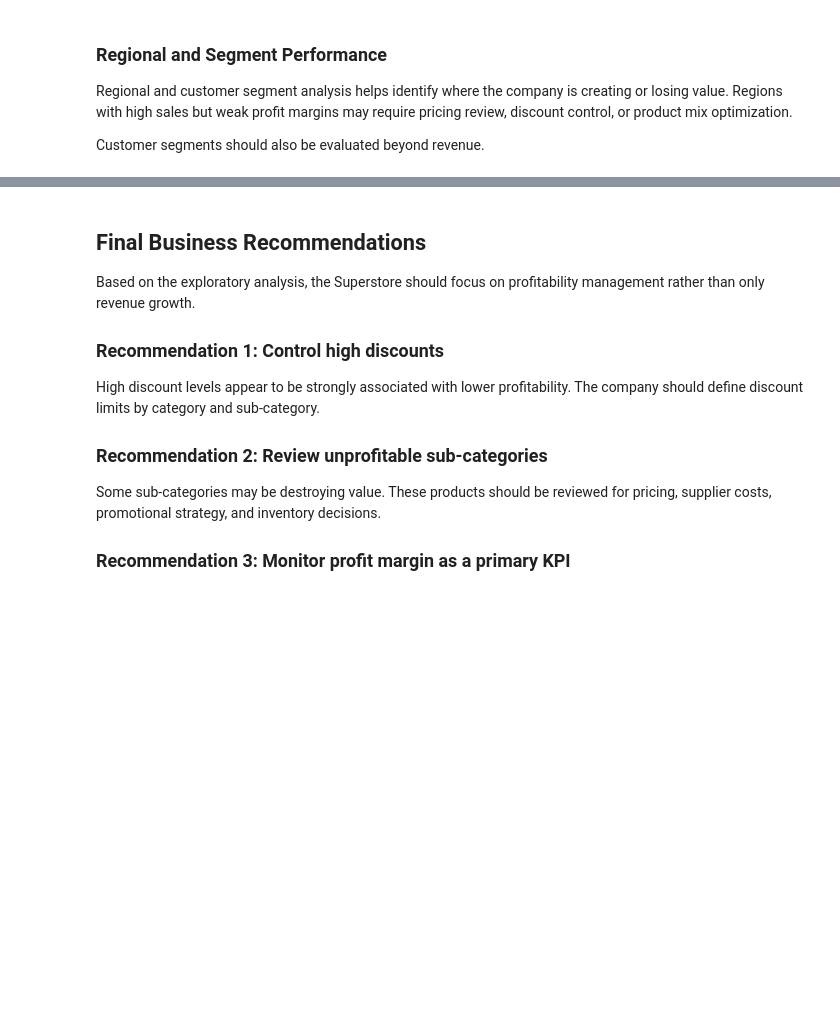
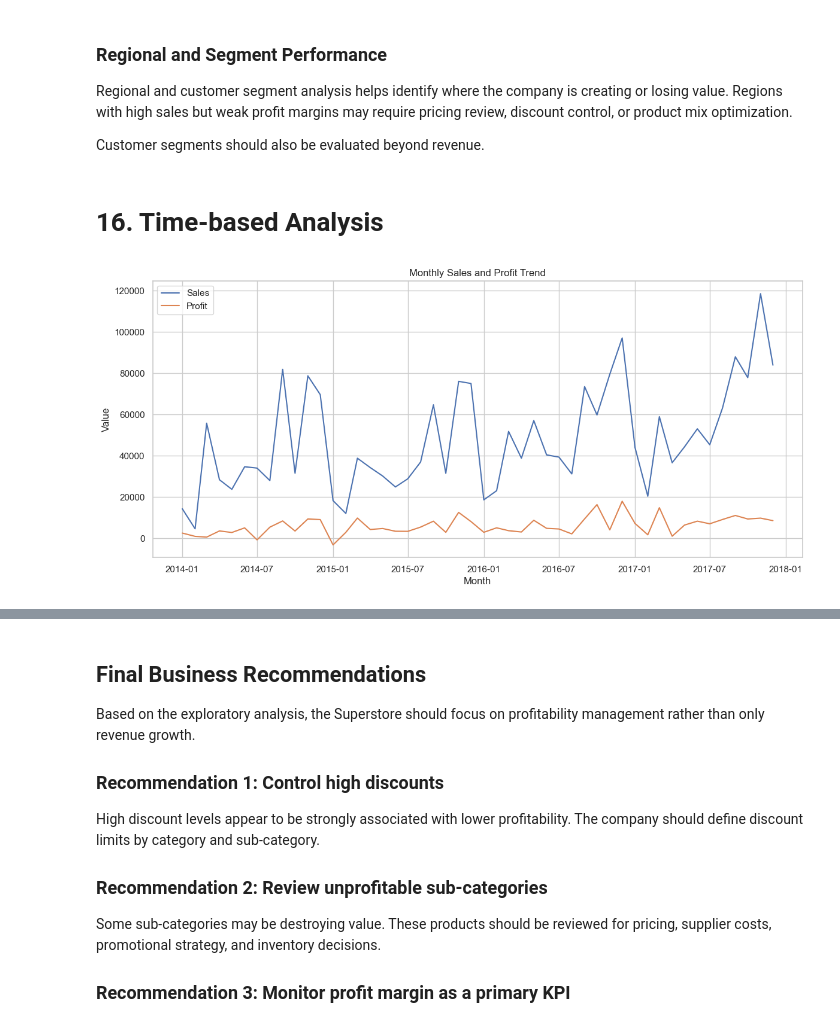
Before and after one commit to soneca3101/superstore-business-eda, a Jupyter notebook: superstore-business-eda/notebooks/business_eda_superstore.ipynb, the cells around one changed output, grey strips where cells are left out. Drawn from its saved outputs; the diff is of its cells as text; code cells hidden in the pictures; blank space fills up the shorter version.

Commit message:
feat: add temporal and shipping analysis

```diff
--- a/superstore-business-eda/notebooks/business_eda_superstore.ipynb
+++ b/superstore-business-eda/notebooks/business_eda_superstore.ipynb
@@ -619,3 +621,27 @@ or losing value. Regions with high sales but weak profit margins may require
 pricing review, discount control, or product mix optimization.
 
 Customer segments should also be evaluated beyond revenue.
+# %% [markdown]
+# 16. Time-based Analysis
+# %%
+monthly_summary = (
+    df.groupby("year_month")
+    .agg(
+        sales=("sales", "sum"),
+        profit=("profit", "sum")
+    )
+    .reset_index()
+)
+
+monthly_summary["year_month"] = pd.to_datetime(monthly_summary["year_month"])
+# %%
+plt.figure(figsize=(14, 6))
+sns.lineplot(data=monthly_summary, x="year_month", y="sales", label="Sales")
+sns.lineplot(data=monthly_summary, x="year_month", y="profit", label="Profit")
+plt.title("Monthly Sales and Profit Trend")
+plt.xlabel("Month")
+plt.ylabel("Value")
+plt.legend()
+plt.show()
+# %% [output]
+[figure, added]
```
Also changed, not shown: parts of 9 cells of this notebook.
